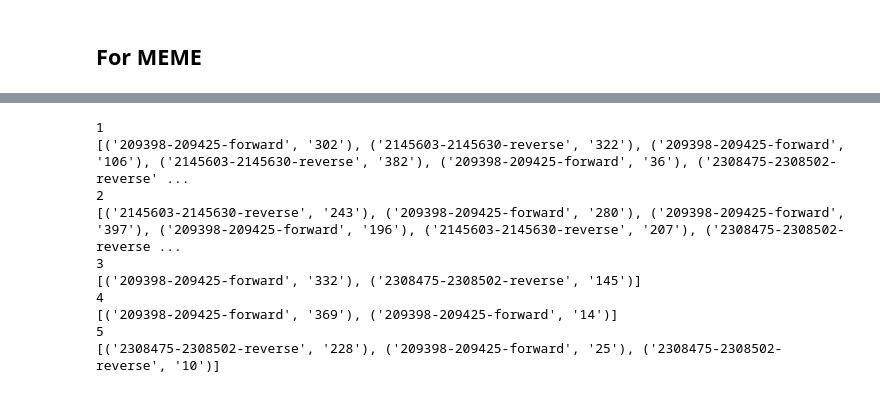
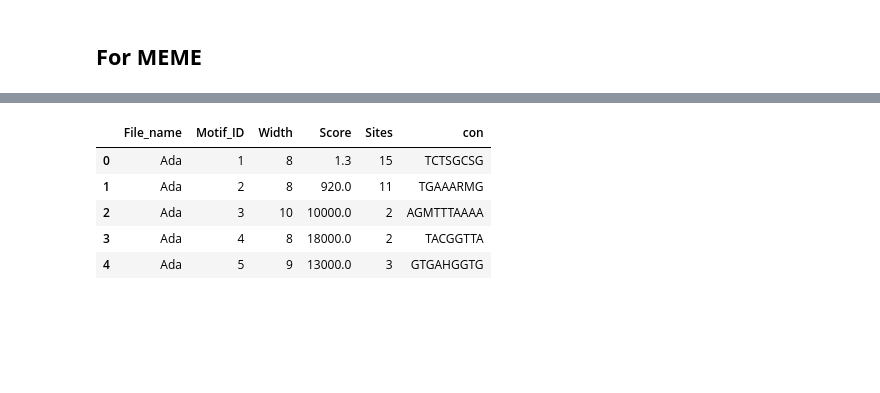
Before and after one commit to SpyrosAlvanakis/Molecular_Algorithms_project, a Jupyter notebook: Regex_for_outputs.ipynb, the cells around one changed output, grey strips where cells are left out. Drawn from its saved outputs; the diff is of its cells as text; code cells hidden in the pictures; blank space fills up the shorter version.

```diff
--- a/Regex_for_outputs.ipynb
+++ b/Regex_for_outputs.ipynb
@@ -224,17 +224,30 @@ meme_motif_info = re.finditer(meme_motif_pattern, meme_output)
 sites_pattern = r'MEME-(\d+) sites sorted by position p-value\n(?:.*\n){3}((?:(?!-+).*\n)*)'
 meme_sites = re.findall(sites_pattern, meme_output)
 # %%
-meme_dict = {'Ada_meme0': {}}
+meme_dict = {'File_name': [],
+             'Motif_ID': [],
+             'Width': [],
+             'Score': [],
+             'Sites': [],
+             'con': []
+             }
 for i, match in enumerate(meme_motif_info):
-    temp_dict = {'motif': match.group('motif'),
-                                 'index': int(match.group('index')),
-                                 'width': int(match.group('width')),
-                                 'sites': int(match.group('sites')),
-                                 'evalue': float(match.group('evalue'))
-                                 }
-
-    motif = match.group('motif')
-    print(temp_dict)
-    meme_dict['Ada_meme0']['motif'+str(i)] = temp_dict
-meme_dict
+    # print(match)
+    meme_dict['File_name'].append('Ada')
+    meme_dict['Motif_ID'].append(int(match.group('index')))
+    meme_dict['Width'].append(int(match.group('width')))
+    meme_dict['Score'].append(float(match.group('evalue')))
+    meme_dict['Sites'].append(int(match.group('sites')))
+    meme_dict['con'].append(match.group('motif'))
+    # temp_dict = {'motif': match.group('motif'),
+    #                              'index': int(match.group('index')),
+    #                              'width': int(match.group('width')),
+    #                              'sites': int(match.group('sites')),
+    #                              'evalue': float(match.group('evalue'))
+    #                              }
+    #
+    # motif = match.group('motif')
+    # print(meme_dict)
+    # meme_dict['Ada_meme0']['motif'+str(i)] = temp_dict
+print(meme_dict)
 # %% [output]
@@ -263,23 +260,10 @@ meme_dict
-# %%
-meme_site_pattern = r'(\d+-\d+-(?:forward|reverse))\s*(\d+)'
-for i, site in enumerate(meme_sites):
-    print(site[0])
-    sites_per_motif = re.findall(meme_site_pattern, site[1])
-    print(sites_per_motif)
-    temp_dict = {}
-    # for j, s in enumerate(sites_per_motif):
-    #     print(j)
-    #     print(s)
-    #     temp_dict[j] = {'seq_id': s[0], 'position': s[1]}
-        # print(temp_dict)
-# %% [output]
-1
-[('209398-209425-forward', '302'), ('2145603-2145630-reverse', '322'), ('209398-209425-forward', '106'), ('2145603-2145630-reverse', '382'), ('209398-209425-forward', '36'), ('2308475-2308502-reverse' ...
-2
-[('2145603-2145630-reverse', '243'), ('209398-209425-forward', '280'), ('209398-209425-forward', '397'), ('209398-209425-forward', '196'), ('2145603-2145630-reverse', '207'), ('2308475-2308502-reverse ...
-3
-[('209398-209425-forward', '332'), ('2308475-2308502-reverse', '145')]
-4
-[('209398-209425-forward', '369'), ('209398-209425-forward', '14')]
-5
-[('2308475-2308502-reverse', '228'), ('209398-209425-forward', '25'), ('2308475-2308502-reverse', '10')]
+# %%
+meme_motif_df = pd.DataFrame(meme_dict)
+meme_motif_df
+# %% [output]
+|  | File_name | Motif_ID | Width | Score | Sites | con |
+| 0 | Ada | 1 | 8 | 1.3 | 15 | TCTSGCSG |
+| 1 | Ada | 2 | 8 | 920.0 | 11 | TGAAARMG |
+| 2 | Ada | 3 | 10 | 10000.0 | 2 | AGMTTTAAAA |
+| 3 | Ada | 4 | 8 | 18000.0 | 2 | TACGGTTA |
+| 4 | Ada | 5 | 9 | 13000.0 | 3 | GTGAHGGTG |
```
Also changed, not shown: parts of 3 cells of this notebook.
